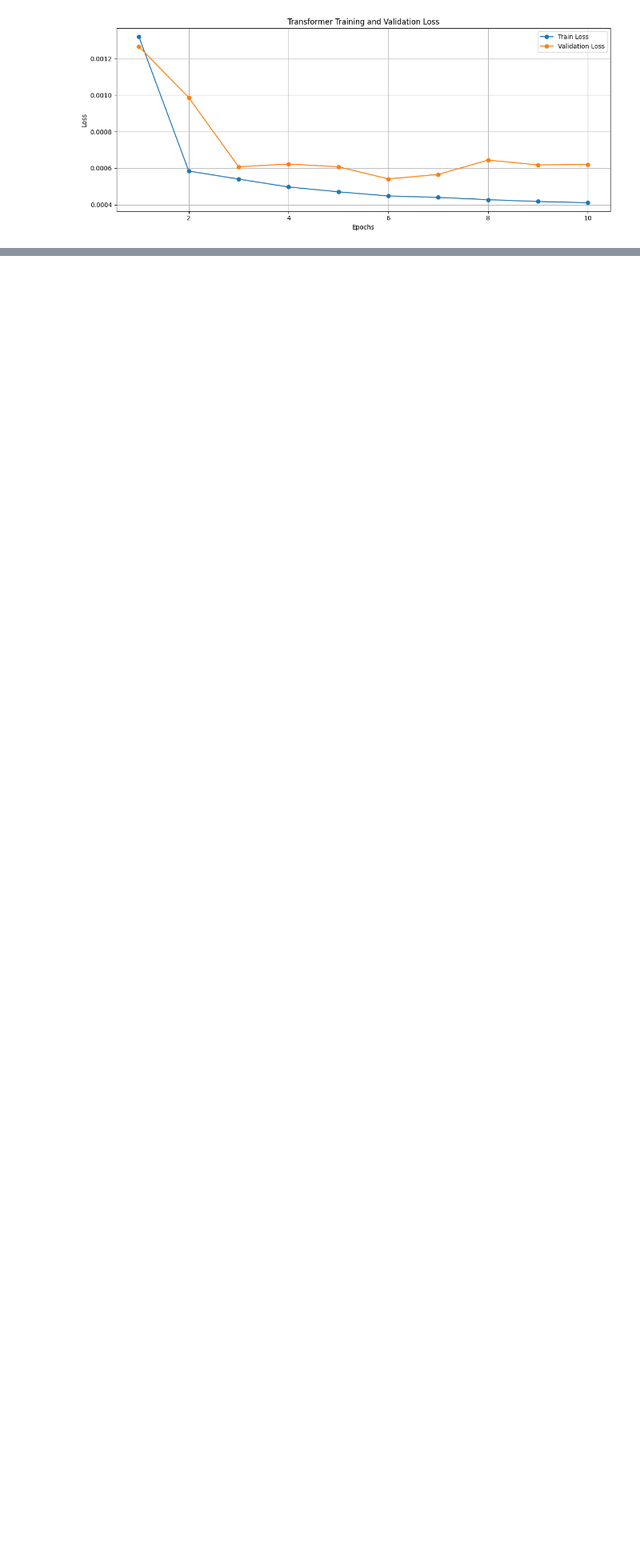
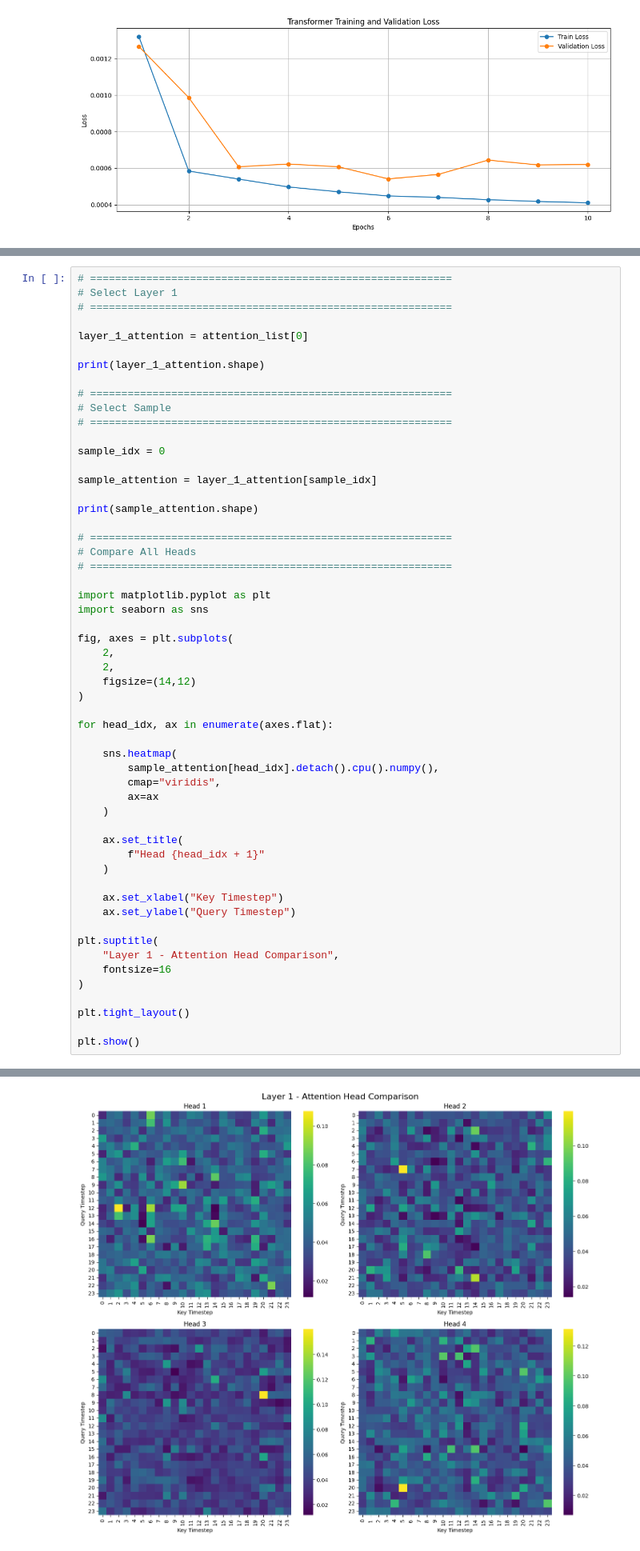
Before and after one commit to nid2709/TSA, a Jupyter notebook: notebooks/Transformer.ipynb, the cells around one changed output, grey strips where cells are left out. Shown at 80% size. Cells and saved outputs as stored; diff of their text form; blank space fills up the shorter version.

```diff
--- a/notebooks/Transformer.ipynb
+++ b/notebooks/Transformer.ipynb
@@ -988,0 +1769,56 @@ plt.show()
+# %%
+# ==========================================================
+# Select Layer 1
+# ==========================================================
+
+layer_1_attention = attention_list[0]
+
+print(layer_1_attention.shape)
+
+# ==========================================================
+# Select Sample
+# ==========================================================
+
+sample_idx = 0
+
+sample_attention = layer_1_attention[sample_idx]
+
+print(sample_attention.shape)
+
+# ==========================================================
+# Compare All Heads
+# ==========================================================
+
+import matplotlib.pyplot as plt
+import seaborn as sns
+
+fig, axes = plt.subplots(
+    2,
+    2,
+    figsize=(14,12)
+)
+
+for head_idx, ax in enumerate(axes.flat):
+
+    sns.heatmap(
+        sample_attention[head_idx].detach().cpu().numpy(),
+        cmap="viridis",
+        ax=ax
+    )
+
+    ax.set_title(
+        f"Head {head_idx + 1}"
+    )
+
+    ax.set_xlabel("Key Timestep")
+    ax.set_ylabel("Query Timestep")
+
+plt.suptitle(
+    "Layer 1 - Attention Head Comparison",
+    fontsize=16
+)
+
+plt.tight_layout()
+
+plt.show()
+# %% [output]
@@ -988,0 +1827 @@ plt.show()
+[figure, added]
```
Also changed, not shown: parts of 63 cells of this notebook, 5 other files.
